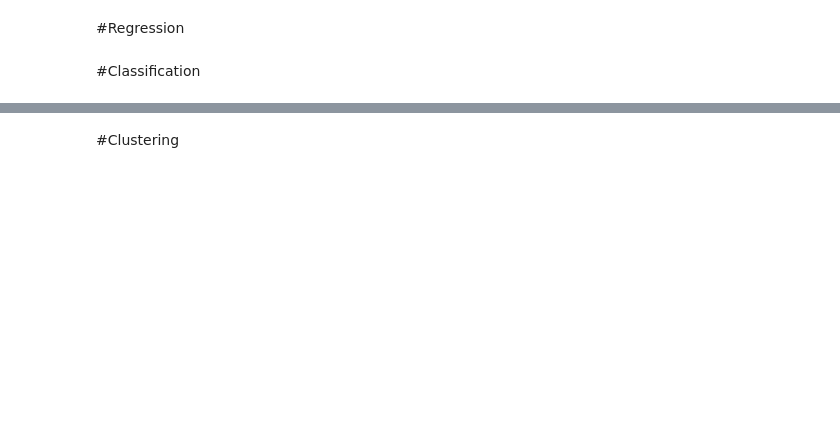
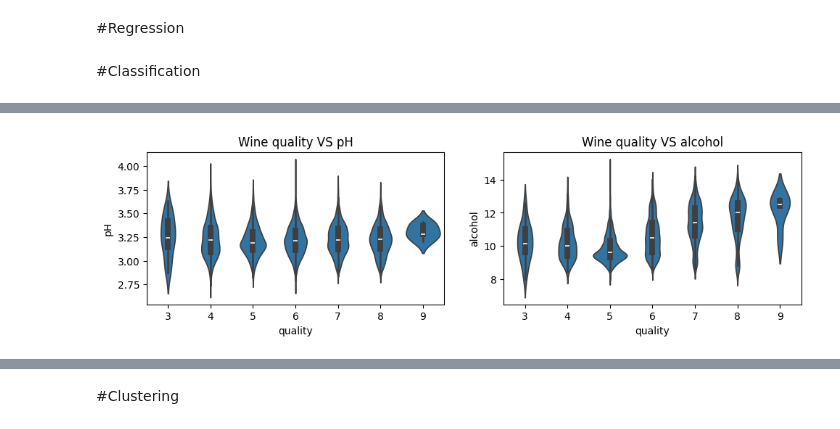
Before and after one commit to JaiVR/customer_satisfaction_score_prediction, a Jupyter notebook: Fods_Assignment.ipynb, the cells around one changed output, grey strips where cells are left out. Saved outputs shown, nothing was run; the diff lists cells and outputs as text; code cells hidden in the pictures; blank space fills up the shorter version.

```diff
--- a/Fods_Assignment.ipynb
+++ b/Fods_Assignment.ipynb
@@ -256,0 +254,11 @@ print(X_numerical)
+# %%
+fig = plt.figure(figsize=(18,6))
+plt.subplot2grid((2,3),(0,0))
+sns.violinplot(x='quality', y='pH', data=wine)
+plt.title("Wine quality VS pH");
+
+plt.subplot2grid((2,3),(0,1))
+sns.violinplot(x='quality', y='alcohol', data=wine)
+plt.title("Wine quality VS alcohol");
+# %% [output]
+[figure, added]
```
Also changed, not shown: parts of 30 cells of this notebook.
